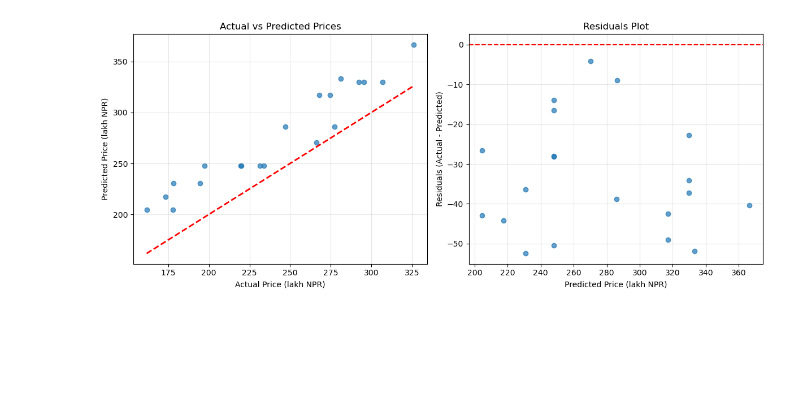
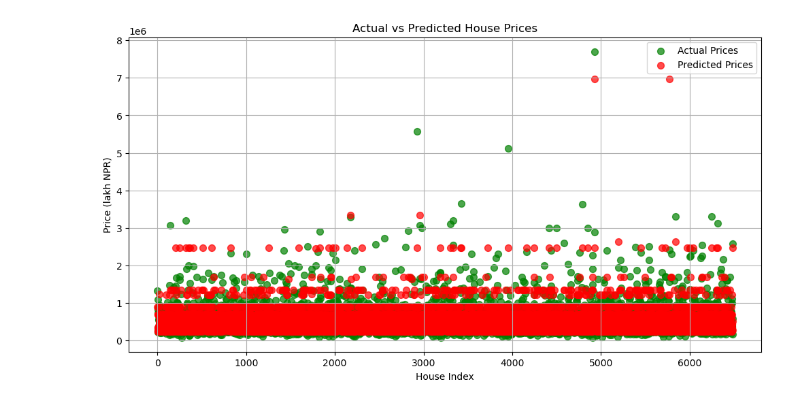
Before and after one commit to Bansnetsajak007/coreMachineLearningandDeepLearning, a Jupyter notebook: baggingBoosting/decisiontree_bagging.ipynb, the cells around one changed output. Drawn from its saved outputs; the diff is of its cells as text; code cells hidden in the pictures; blank space fills up the shorter version.

```diff
--- a/baggingBoosting/decisiontree_bagging.ipynb
+++ b/baggingBoosting/decisiontree_bagging.ipynb
@@ -16,0 +49,4 @@ df.head()
+# %%
+col_to_drop = ['id', 'date']
+df = df.drop(columns=col_to_drop,axis = 1)
+df.head()
@@ -17,15 +80,18 @@ df.head()
 # %%
-X = df.drop(columns=['price_lakh_npr'])
-y = df['price_lakh_npr']
+# Ensure X and y are correctly defined
+X = df.drop(columns=['price'])
+y = df['price']
 
-X_train, X_test, y_train, y_test = train_test_split(X, y, test_size=0.2, random_state=42)
+X_train, X_test, y_train, y_test = train_test_split(X, y, test_size=0.3, random_state=42)
 
+# One decision tree regressor
 dt_regressor = DecisionTreeRegressor(max_depth=5)
 dt_regressor.fit(X_train, y_train)
+y_pred = dt_regressor.predict(X_test)
 
-y_pred = dt_regressor.predict(X_test)
 mse = mean_squared_error(y_test, y_pred)
 r2 = r2_score(y_test, y_pred)
-print(f'Mean Squared Error: {mse:.2f}')
-print(f'R^2 Score: {r2:.2f}')
+
+print("Mean Squared Error:", mse)
+print("R-squared:", r2)
 # %% [output]
@@ -166,29 +186,20 @@ Total Error Percentage: 29.42%
-# %%
-# Visualization
-plt.figure(figsize=(12, 5))
-
-# Subplot 1: Actual vs Predicted
-plt.subplot(1, 2, 1)
-plt.scatter(Actual_price, predictions, alpha=0.7)
-plt.plot([min(Actual_price), max(Actual_price)], [min(Actual_price), max(Actual_price)], 'r--', lw=2)
-plt.xlabel('Actual Price (lakh NPR)')
-plt.ylabel('Predicted Price (lakh NPR)')
-plt.title('Actual vs Predicted Prices')
-plt.grid(True, alpha=0.3)
-
-# Subplot 2: Residuals plot
-plt.subplot(1, 2, 2)
-plt.scatter(predictions, residuals, alpha=0.7)
-plt.axhline(y=0, color='r', linestyle='--')
-plt.xlabel('Predicted Price (lakh NPR)')
-plt.ylabel('Residuals (Actual - Predicted)')
-plt.title('Residuals Plot')
-plt.grid(True, alpha=0.3)
-
-plt.tight_layout()
-plt.show()
-# %% [output]
-[figure, removed]
+# %%
+plt.figure(figsize=(12, 6))
+
+# Create x-axis positions for each house
+x_pos = range(len(y_test))
+
+plt.scatter(x_pos, y_test, color='green', alpha=0.7, label='Actual Prices', s=50)
+plt.scatter(x_pos, y_pred, color='red', alpha=0.7, label='Predicted Prices', s=50)
+
+plt.xlabel('House Index')
+plt.ylabel('Price (lakh NPR)')
+plt.title('Actual vs Predicted House Prices')
+plt.legend()
+plt.grid()
+plt.show()
+# %% [output]
+[figure, added]
 # %%
 print(f"\n=== INTERPRETATION ===")
 print(f"• Lower MAE/RMSE = Better model")
```
Also changed, not shown: parts of 21 cells of this notebook, 2 other files.
